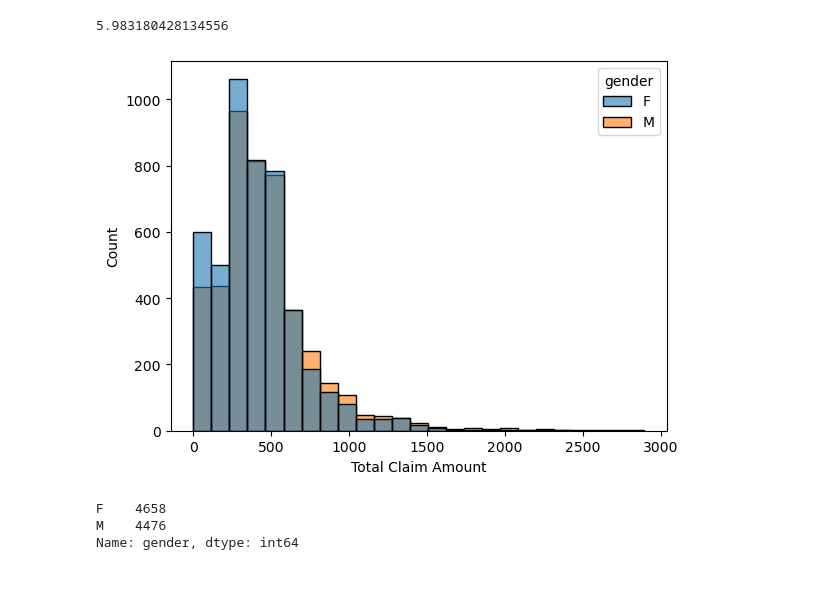
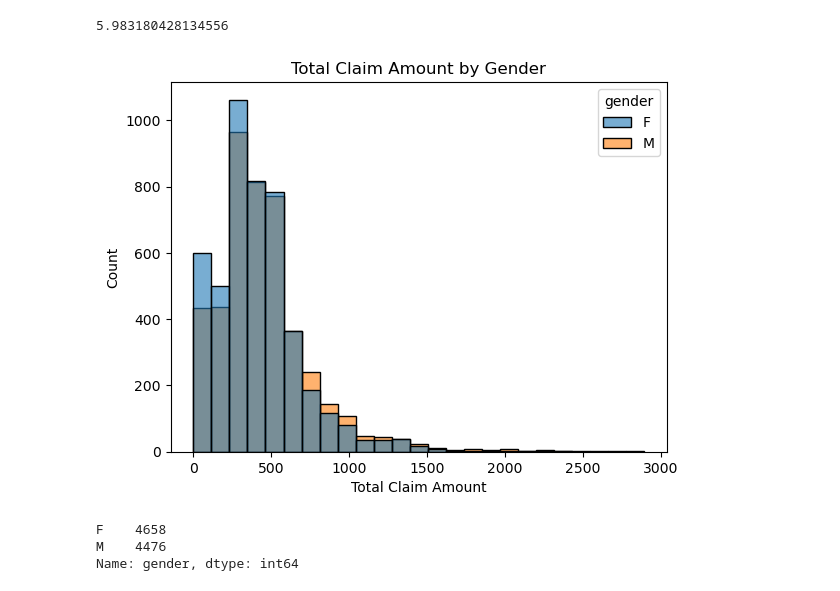
Before and after one commit to ieumann/lab-cleaning-categorical-data, a Jupyter notebook: lab-cleaning-categorical-data.ipynb, the cells around one changed output. Saved outputs shown, nothing was run; the diff lists cells and outputs as text; code cells hidden in the pictures.

```diff
--- a/lab-cleaning-categorical-data.ipynb
+++ b/lab-cleaning-categorical-data.ipynb
@@ -149,12 +149,13 @@ Name: response, dtype: int64
 # %%
 sns.histplot(data=customer_df, x='total_claim_amount', hue='gender', alpha=0.6, edgecolor='black', bins=25)
 
 plt.xlabel('Total Claim Amount')
 plt.ylabel('Count')
+plt.title('Total Claim Amount by Gender')
 
 plt.show()
 # %% [output]
-[figure, old version]
+[figure, new version]
 # %%
 categorical_df['gender'].value_counts()
 # %% [output]
```
Also changed, not shown: parts of 7 cells of this notebook, 2 other files.
